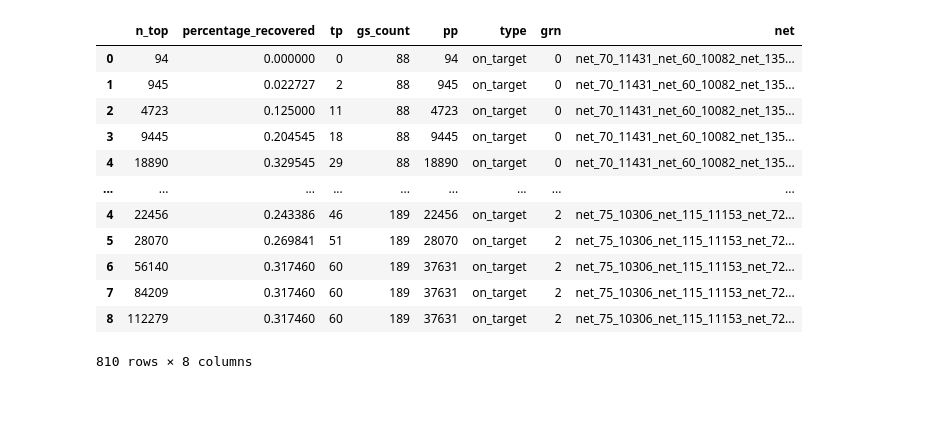
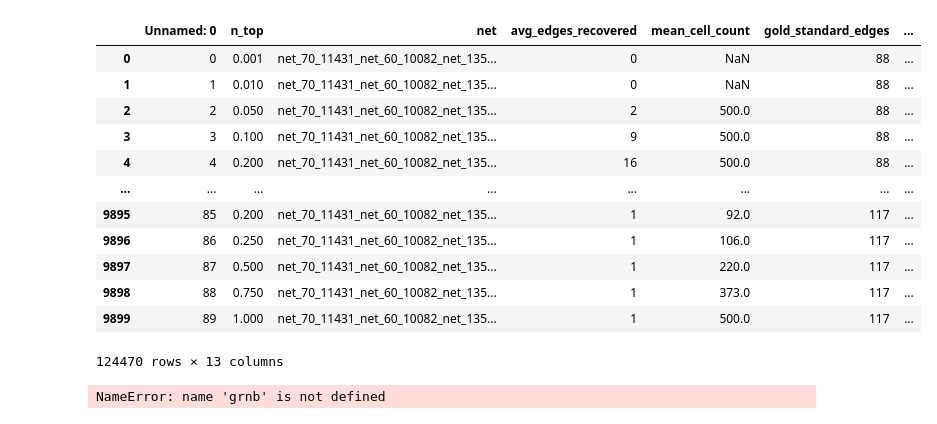
Before and after one commit to bionetslab/netmap-evaluation, a Jupyter notebook: src/evaluation/aggregated_results.ipynb, the cells around one changed output. Cells and saved outputs as stored; diff of their text form; code cells hidden in the pictures.

```diff
--- a/src/evaluation/aggregated_results.ipynb
+++ b/src/evaluation/aggregated_results.ipynb
@@ -90,5 +93,5 @@ def read_all_results2(root_dir, select = ('overlaps_global_top_k_quantile_count.
 # %%
-all_overlaps = read_all_results('/data_nfs/og86asub/netmap/netmap-evaluation/results/summaries/config_three/', select=('overlaps_global_top_k_tf.tsv'))
-grnb = read_all_results2('/data_nfs/og86asub/netmap/netmap-evaluation/results/summaries/config_three/', select=('overlaps_global_top_k.tsv'))
-scgenerai = read_all_results('/data_nfs/og86asub/netmap/netmap-evaluation/results/summaries/config_three/', select=('overlaps_global_top_k_averaged.tsv'))
+all_overlaps = read_all_results('/data_nfs/og86asub/netmap/netmap-evaluation/results/summaries/', select=('overlaps_global_top_k_tf.tsv'))
+#grnb = read_all_results2('/data_nfs/og86asub/netmap/netmap-evaluation/results/summaries/config_easy/', select=('overlaps_global_top_k.tsv'))
+scgenerai = read_all_results('/data_nfs/og86asub/netmap/netmap-evaluation/results/summaries/config_easy/', select=('overlaps_global_top_k_averaged.tsv'))
 # %% [output]
@@ -112,19 +115,19 @@ scgenerai = read_all_results('/data_nfs/og86asub/netmap/netmap-evaluation/result
 # %%
-grnb
+all_overlaps
 # %% [output]
-|  | n_top | percentage_recovered | tp | gs_count | pp | type | grn | net |
-| 0 | 94 | 0.000000 | 0 | 88 | 94 | on_target | 0 | net_70_11431_net_60_10082_net_135... |
-| 1 | 945 | 0.022727 | 2 | 88 | 945 | on_target | 0 | net_70_11431_net_60_10082_net_135... |
-| 2 | 4723 | 0.125000 | 11 | 88 | 4723 | on_target | 0 | net_70_11431_net_60_10082_net_135... |
-| 3 | 9445 | 0.204545 | 18 | 88 | 9445 | on_target | 0 | net_70_11431_net_60_10082_net_135... |
-| 4 | 18890 | 0.329545 | 29 | 88 | 18890 | on_target | 0 | net_70_11431_net_60_10082_net_135... |
-| ... | ... | ... | ... | ... | ... | ... | ... | ... |
-| 4 | 22456 | 0.243386 | 46 | 189 | 22456 | on_target | 2 | net_75_10306_net_115_11153_net_72... |
-| 5 | 28070 | 0.269841 | 51 | 189 | 28070 | on_target | 2 | net_75_10306_net_115_11153_net_72... |
-| 6 | 56140 | 0.317460 | 60 | 189 | 37631 | on_target | 2 | net_75_10306_net_115_11153_net_72... |
-| 7 | 84209 | 0.317460 | 60 | 189 | 37631 | on_target | 2 | net_75_10306_net_115_11153_net_72... |
-| 8 | 112279 | 0.317460 | 60 | 189 | 37631 | on_target | 2 | net_75_10306_net_115_11153_net_72... |
+|  | Unnamed: 0 | n_top | net | avg_edges_recovered | mean_cell_count | gold_standard_edges | ... |
+| 0 | 0 | 0.001 | net_70_11431_net_60_10082_net_135... | 0 | NaN | 88 | ... |
+| 1 | 1 | 0.010 | net_70_11431_net_60_10082_net_135... | 0 | NaN | 88 | ... |
+| 2 | 2 | 0.050 | net_70_11431_net_60_10082_net_135... | 2 | 500.0 | 88 | ... |
+| 3 | 3 | 0.100 | net_70_11431_net_60_10082_net_135... | 9 | 500.0 | 88 | ... |
+| 4 | 4 | 0.200 | net_70_11431_net_60_10082_net_135... | 16 | 500.0 | 88 | ... |
+| ... | ... | ... | ... | ... | ... | ... | ... |
+| 9895 | 85 | 0.200 | net_70_11431_net_60_10082_net_135... | 1 | 92.0 | 117 | ... |
+| 9896 | 86 | 0.250 | net_70_11431_net_60_10082_net_135... | 1 | 106.0 | 117 | ... |
+| 9897 | 87 | 0.500 | net_70_11431_net_60_10082_net_135... | 1 | 220.0 | 117 | ... |
+| 9898 | 88 | 0.750 | net_70_11431_net_60_10082_net_135... | 1 | 373.0 | 117 | ... |
+| 9899 | 89 | 1.000 | net_70_11431_net_60_10082_net_135... | 1 | 500.0 | 117 | ... |
-810 rows × 8 columns
+124470 rows × 13 columns
 # %%
 # For counting, the number of edges has been doubled (forward-backward) therefore, divide by 2 to adjust.
 scgenerai['gold_standard_edges'] = scgenerai['gold_standard_edges']/2
@@ -133,6 +136,8 @@ grnb['top_perc'] = np.tile([0.001,0.01, 0.05, 0.1, 0.2, 0.25, 0.5, 0.75, 1.0], r
 grnb = grnb.loc[: ,['top_perc', 'percentage_recovered', 'type']]
 grnb['method']  = 'grnboost'
 grnb.columns =  ['n_top', 'percentage_overlap',  'type',  'configuration']
+# %% [output]
+NameError: name 'grnb' is not defined
 # %%
 grnb
 # %% [output]
```
Also changed, not shown: parts of 12 cells of this notebook, 6 other files.
